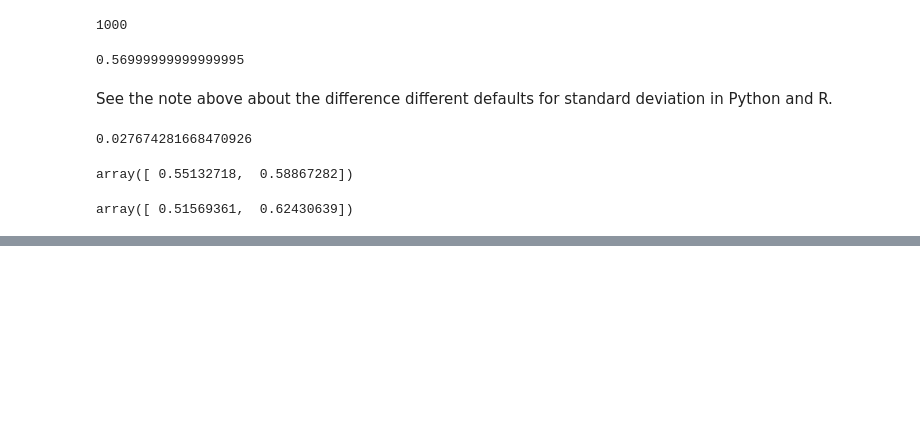
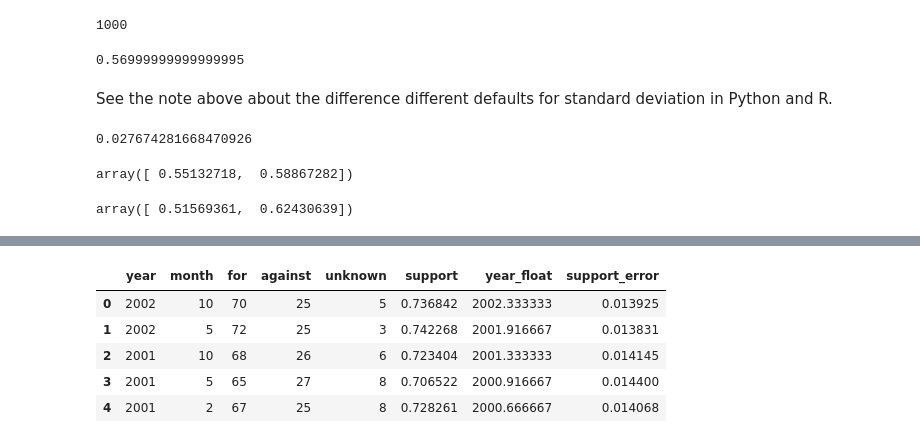
Before and after one commit to cstrelioff/ARM-ipynb, a Jupyter notebook: Chapter2/chptr2.3.ipynb, the cells around one changed output, grey strips where cells are left out. Cells and saved outputs as stored; diff of their text form; code cells hidden in the pictures; blank space fills up the shorter version.

```diff
--- a/Chapter2/chptr2.3.ipynb
+++ b/Chapter2/chptr2.3.ipynb
@@ -147,0 +168,17 @@ array([ 0.51569361,  0.62430639])
+# %%
+# Data is available in death.polls directory of ARM_Data
+# R: polls <- matrix(scan("../../ARM_Data/death.polls/polls.dat"),
+#                    ncol=5, byrow=TRUE)
+data = []
+temp = []
+ncols = 5
+with open("../../ARM_Data/death.polls/polls.dat") as f:
+    for line in f.readlines():
+        for d in line.strip().split(' '):
+            temp.append(float(d))
+        if (len(temp) == ncols):
+            data.append(temp)
+            temp = []
+
+polls = pd.DataFrame(data, columns=[u'year', u'month', u'for', u'against', u'unknown'])
+polls.head()
@@ -147,0 +214,12 @@ array([ 0.51569361,  0.62430639])
+# %%
+# add error column -- symmetric so only add one column
+# assumes sample size -- why?? Isn't it 100??
+polls[u'support_error'] = np.sqrt(polls[u'support']*(1-polls[u'support'])/1000)
+polls.head()
+# %% [output]
+|  | year | month | for | against | unknown | support | year_float | support_error |
+| 0 | 2002 | 10 | 70 | 25 | 5 | 0.736842 | 2002.333333 | 0.013925 |
+| 1 | 2002 | 5 | 72 | 25 | 3 | 0.742268 | 2001.916667 | 0.013831 |
+| 2 | 2001 | 10 | 68 | 26 | 6 | 0.723404 | 2001.333333 | 0.014145 |
+| 3 | 2001 | 5 | 65 | 27 | 8 | 0.706522 | 2000.916667 | 0.014400 |
+| 4 | 2001 | 2 | 67 | 25 | 8 | 0.728261 | 2000.666667 | 0.014068 |
```
Also changed, not shown: parts of 8 cells of this notebook, 1 other file.
